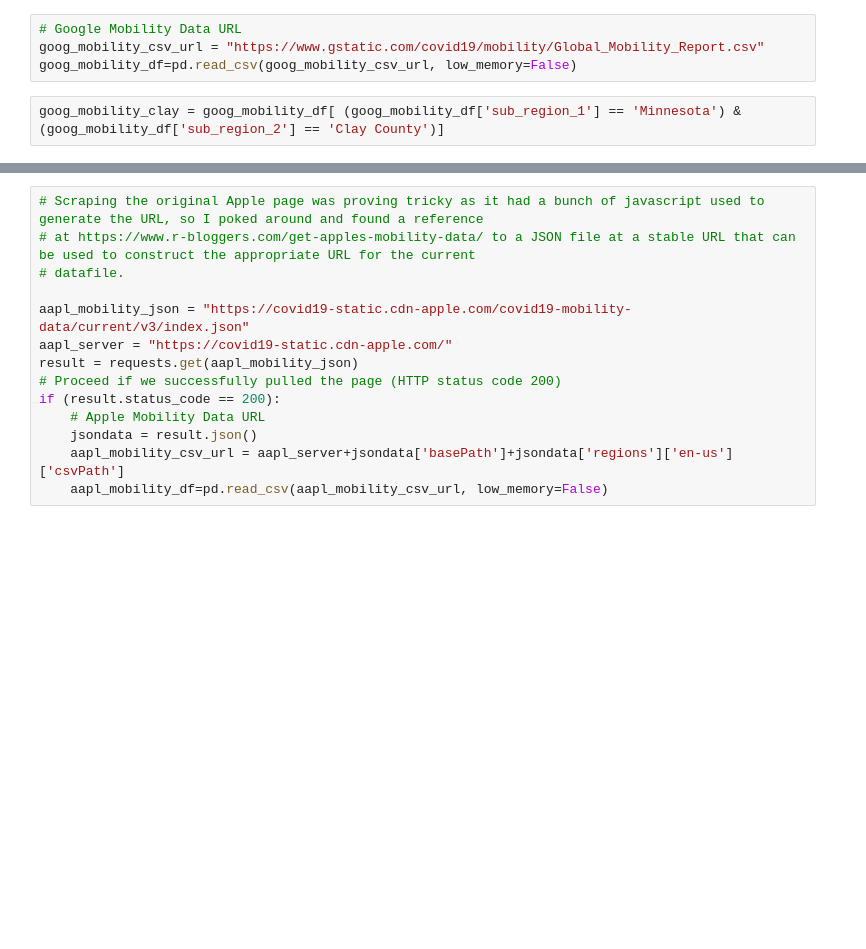
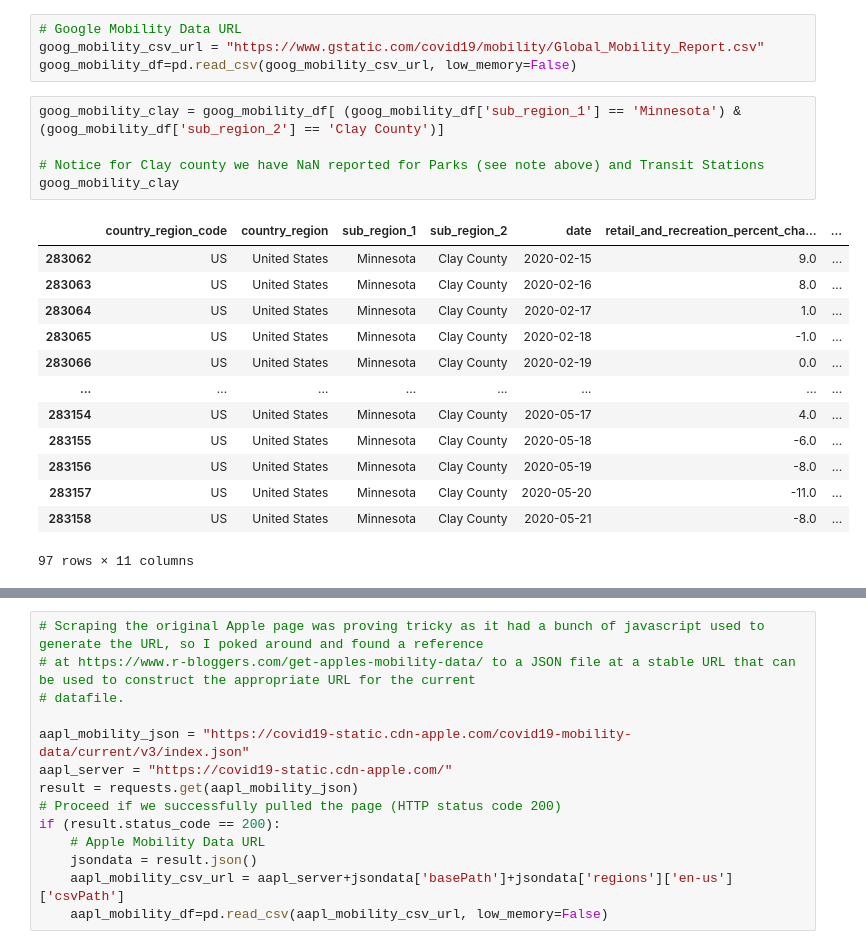
Before and after one commit to JuanCab/COVID_DataViz, a Jupyter notebook: Test_Read_Data.ipynb, the cells around one changed output, grey strips where cells are left out. Cells and saved outputs as stored; diff of their text form; blank space fills up the shorter version.

```diff
--- a/Test_Read_Data.ipynb
+++ b/Test_Read_Data.ipynb
@@ -82,4 +210,21 @@ goog_mobility_csv_url = "https://www.gstatic.com/covid19/mobility/Global_Mobilit
 goog_mobility_df=pd.read_csv(goog_mobility_csv_url, low_memory=False)
 # %%
 goog_mobility_clay = goog_mobility_df[ (goog_mobility_df['sub_region_1'] == 'Minnesota') & (goog_mobility_df['sub_region_2'] == 'Clay County')]
+
+# Notice for Clay county we have NaN reported for Parks (see note above) and Transit Stations
+goog_mobility_clay
+# %% [output]
+|  | country_region_code | country_region | sub_region_1 | sub_region_2 | date | retail_and_recreation_percent_cha... | ... |
+| 283062 | US | United States | Minnesota | Clay County | 2020-02-15 | 9.0 | ... |
+| 283063 | US | United States | Minnesota | Clay County | 2020-02-16 | 8.0 | ... |
+| 283064 | US | United States | Minnesota | Clay County | 2020-02-17 | 1.0 | ... |
+| 283065 | US | United States | Minnesota | Clay County | 2020-02-18 | -1.0 | ... |
+| 283066 | US | United States | Minnesota | Clay County | 2020-02-19 | 0.0 | ... |
+| ... | ... | ... | ... | ... | ... | ... | ... |
+| 283154 | US | United States | Minnesota | Clay County | 2020-05-17 | 4.0 | ... |
+| 283155 | US | United States | Minnesota | Clay County | 2020-05-18 | -6.0 | ... |
+| 283156 | US | United States | Minnesota | Clay County | 2020-05-19 | -8.0 | ... |
+| 283157 | US | United States | Minnesota | Clay County | 2020-05-20 | -11.0 | ... |
+| 283158 | US | United States | Minnesota | Clay County | 2020-05-21 | -8.0 | ... |
+97 rows × 11 columns
 # %% [markdown]
```
Also changed, not shown: parts of 26 cells of this notebook, 2 other files.
